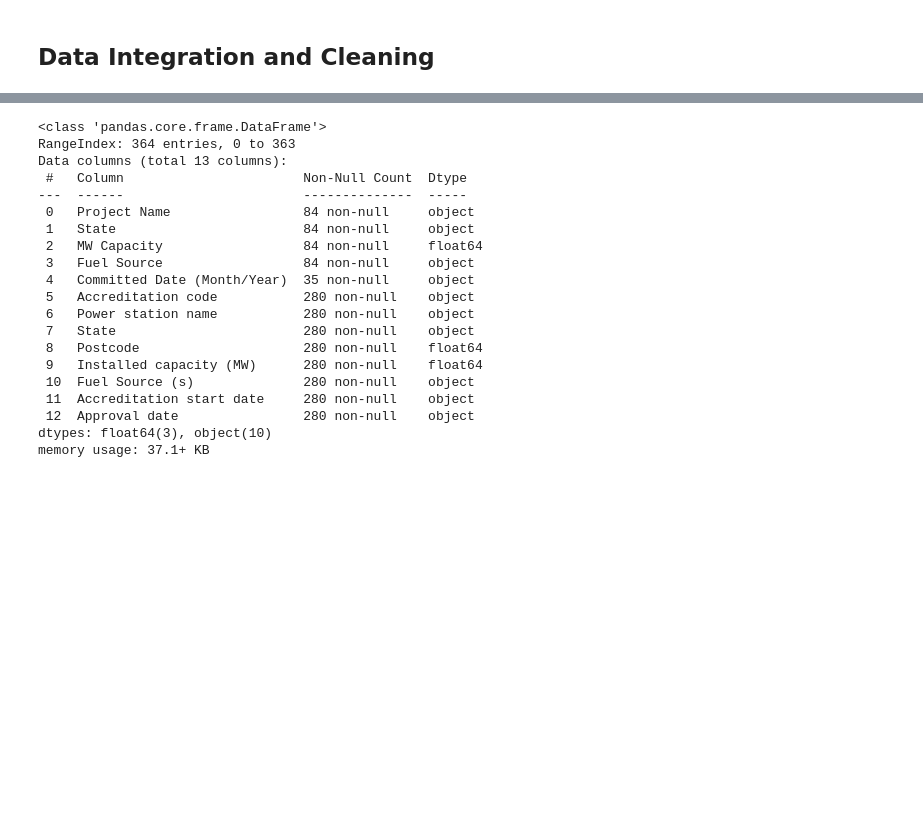
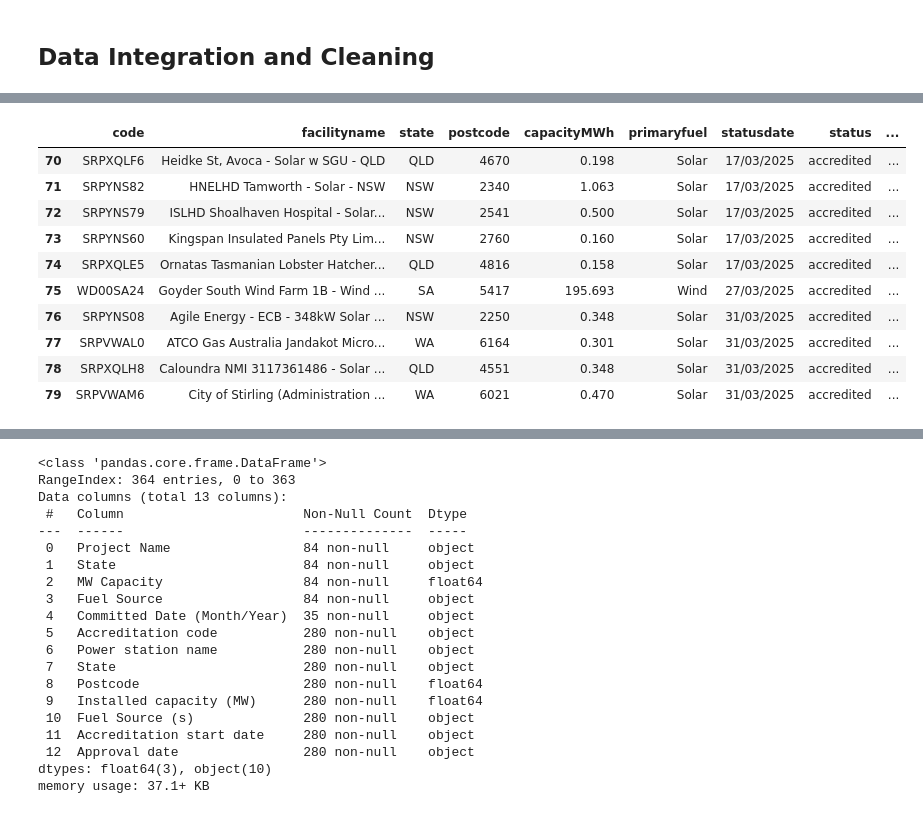
Before and after one commit to jinyjib98/comp5339, a Jupyter notebook: comp5339_a1.ipynb, the cells around one changed output, grey strips where cells are left out. Drawn from its saved outputs; the diff is of its cells as text; code cells hidden in the pictures; blank space fills up the shorter version.

Commit message:
update cleaning part

```diff
--- a/comp5339_a1.ipynb
+++ b/comp5339_a1.ipynb
@@ -402,3 +385,9 @@ abs_df = pd.read_excel(abs_file, sheet_name=None)  # load all sheets
+# %%
+base_dir = Path(''./data')
+
+# Load CER NGER dataset
+nger_file = base_dir / 'cer_nger' / 'NGER.ID0243.csv'
+nger_df = pd.read_csv(nger_file)
 # %%
 nger_df.head()
 # %% [output]
@@ -419,0 +471,7 @@ renewable_df.head()
+# %%
+# Load CER Renewable datasets
+renewable_dir = base_dir / "cer_renewable"
+
+accredited = pd.read_csv(renewable_dir / 'power-stations-and-projects-accredited.csv')
+committed = pd.read_csv(renewable_dir / 'power-stations-and-projects-committed.csv')
+probable = pd.read_csv(renewable_dir / 'power-stations-and-projects-probable.csv')
@@ -419,0 +544,38 @@ renewable_df.head()
+# %%
+accredited2 = accredited_clean.copy()
+
+def split_name(name):
+    parts = [p.strip() for p in name.split('-')]
+    parts = [p for p in parts if not re.search(r"\d+(\.\d+)?\s*kW", p, flags=re.IGNORECASE)]
+
+    if len(parts) >= 3:
+        facility = " - ".join(parts[:-2]).strip()
+        fuel = parts[-2]
+        state = parts[-1]
+
+    elif len(parts) == 2:
+        facility = parts[0]
+        fuel = None
+        state = parts[1]
+
+    else:
+        facility = parts[0]
+        fuel = None
+        state = None
+
+    return pd.Series([facility, fuel, state])
+
+accredited2[['facilityname1', 'primaryfuel1', 'state1']] = accredited2['facilityname'].apply(split_name)
+accredited2.head()
+# %% [output]
+|  | code | facilityname | state | postcode | capacityMWh | primaryfuel | statusdate | status | ... |
+| 70 | SRPXQLF6 | Heidke St, Avoca - Solar w SGU - QLD | QLD | 4670 | 0.198 | Solar | 17/03/2025 | accredited | ... |
+| 71 | SRPYNS82 | HNELHD Tamworth - Solar - NSW | NSW | 2340 | 1.063 | Solar | 17/03/2025 | accredited | ... |
+| 72 | SRPYNS79 | ISLHD Shoalhaven Hospital - Solar... | NSW | 2541 | 0.500 | Solar | 17/03/2025 | accredited | ... |
+| 73 | SRPYNS60 | Kingspan Insulated Panels Pty Lim... | NSW | 2760 | 0.160 | Solar | 17/03/2025 | accredited | ... |
+| 74 | SRPXQLE5 | Ornatas Tasmanian Lobster Hatcher... | QLD | 4816 | 0.158 | Solar | 17/03/2025 | accredited | ... |
+| 75 | WD00SA24 | Goyder South Wind Farm 1B - Wind ... | SA | 5417 | 195.693 | Wind | 27/03/2025 | accredited | ... |
+| 76 | SRPYNS08 | Agile Energy - ECB - 348kW Solar ... | NSW | 2250 | 0.348 | Solar | 31/03/2025 | accredited | ... |
+| 77 | SRPVWAL0 | ATCO Gas Australia Jandakot Micro... | WA | 6164 | 0.301 | Solar | 31/03/2025 | accredited | ... |
+| 78 | SRPXQLH8 | Caloundra NMI 3117361486 - Solar ... | QLD | 4551 | 0.348 | Solar | 31/03/2025 | accredited | ... |
+| 79 | SRPVWAM6 | City of Stirling (Administration ... | WA | 6021 | 0.470 | Solar | 31/03/2025 | accredited | ... |
```
Also changed, not shown: parts of 15 cells of this notebook, 1 other file.
